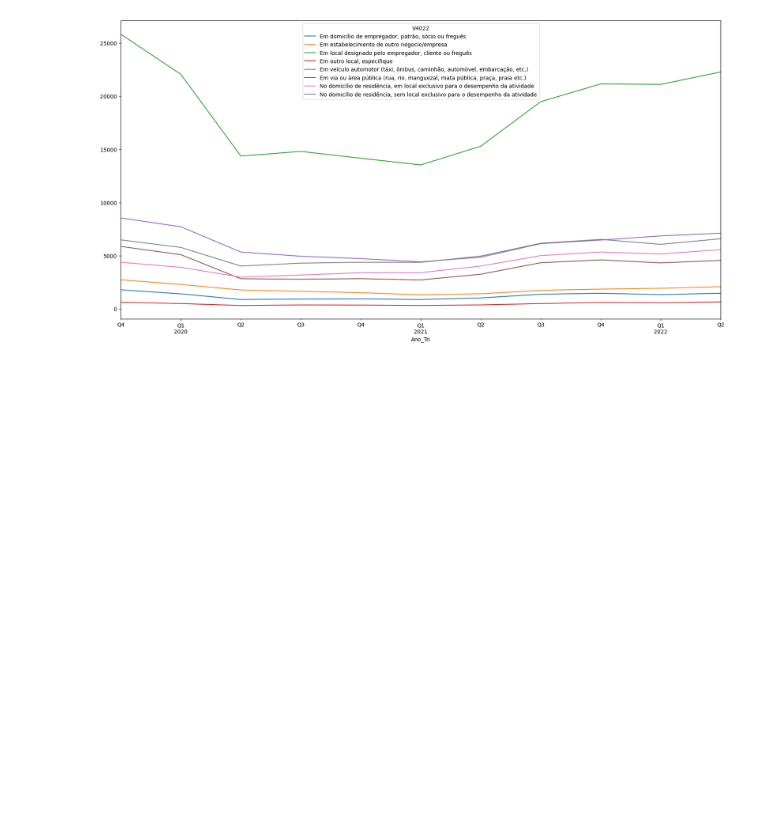
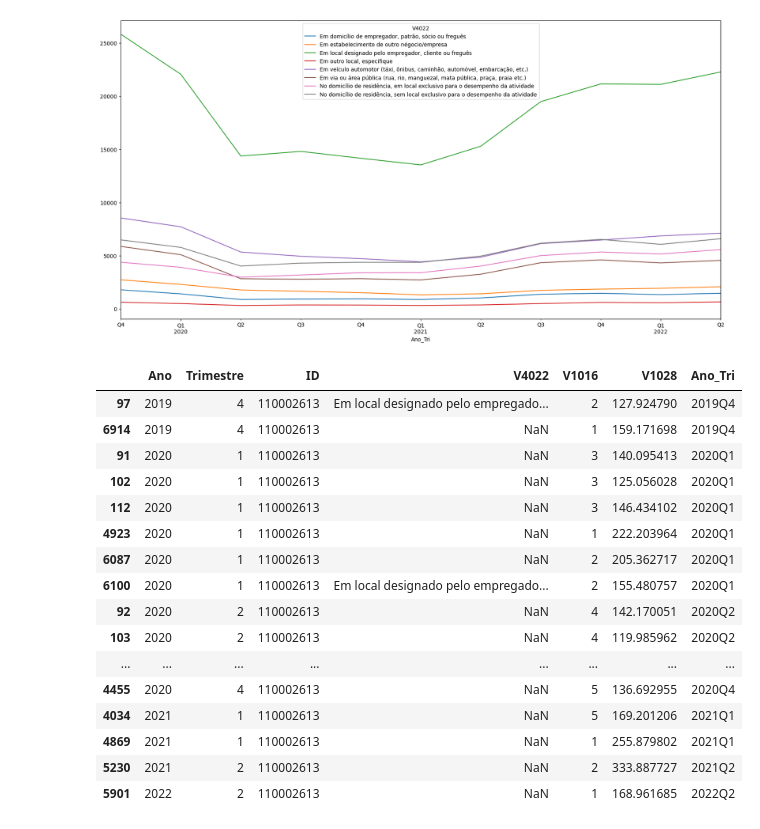
Before and after one commit to msbrasil/Mercado-de-Trabalho-Remoto, a Jupyter notebook: análise V4022.ipynb, the cells around one changed output. Drawn from its saved outputs; the diff is of its cells as text; code cells hidden in the pictures; blank space fills up the shorter version.

```diff
--- a/análise V4022.ipynb
+++ b/análise V4022.ipynb
@@ -142,3 +187,23 @@ pnadc_completa.groupby('Ano_Tri')['V4022'].value_counts().unstack().plot(ax=ax)
 plt.show()
 # %% [output]
 [figure]
+# %%
+pnadc_completa[pnadc_completa['ID'] == 110002613]
+# %% [output]
+|  | Ano | Trimestre | ID | V4022 | V1016 | V1028 | Ano_Tri |
+| 97 | 2019 | 4 | 110002613 | Em local designado pelo empregado... | 2 | 127.924790 | 2019Q4 |
+| 6914 | 2019 | 4 | 110002613 | NaN | 1 | 159.171698 | 2019Q4 |
+| 91 | 2020 | 1 | 110002613 | NaN | 3 | 140.095413 | 2020Q1 |
+| 102 | 2020 | 1 | 110002613 | NaN | 3 | 125.056028 | 2020Q1 |
+| 112 | 2020 | 1 | 110002613 | NaN | 3 | 146.434102 | 2020Q1 |
+| 4923 | 2020 | 1 | 110002613 | NaN | 1 | 222.203964 | 2020Q1 |
+| 6087 | 2020 | 1 | 110002613 | NaN | 2 | 205.362717 | 2020Q1 |
+| 6100 | 2020 | 1 | 110002613 | Em local designado pelo empregado... | 2 | 155.480757 | 2020Q1 |
+| 92 | 2020 | 2 | 110002613 | NaN | 4 | 142.170051 | 2020Q2 |
+| 103 | 2020 | 2 | 110002613 | NaN | 4 | 119.985962 | 2020Q2 |
+| ... | ... | ... | ... | ... | ... | ... | ... |
+| 4455 | 2020 | 4 | 110002613 | NaN | 5 | 136.692955 | 2020Q4 |
+| 4034 | 2021 | 1 | 110002613 | NaN | 5 | 169.201206 | 2021Q1 |
+| 4869 | 2021 | 1 | 110002613 | NaN | 1 | 255.879802 | 2021Q1 |
+| 5230 | 2021 | 2 | 110002613 | NaN | 2 | 333.887727 | 2021Q2 |
+| 5901 | 2022 | 2 | 110002613 | NaN | 1 | 168.961685 | 2022Q2 |
```
Also changed, not shown: parts of 14 cells of this notebook.
